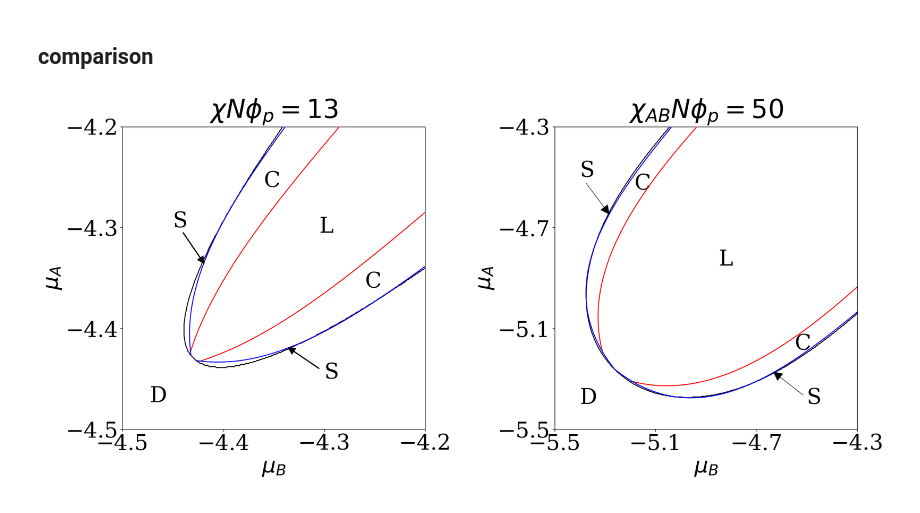
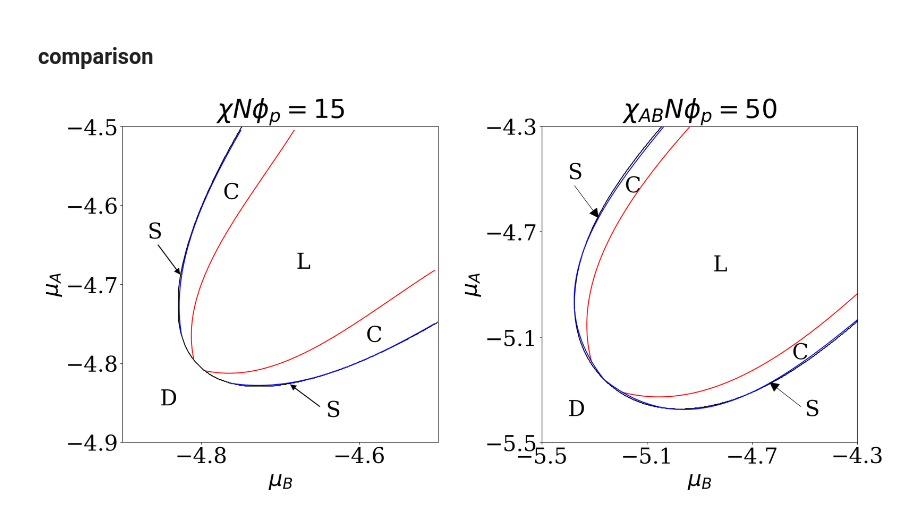
Before and after one commit to tmhabte/wlcsim_membrane, a Jupyter notebook: binder_diblock/alt_bindaff_paper_figs.ipynb, the cells around one changed output. Cells and saved outputs as stored; diff of their text form; code cells hidden in the pictures.

```diff
--- a/binder_diblock/alt_bindaff_paper_figs.ipynb
+++ b/binder_diblock/alt_bindaff_paper_figs.ipynb
@@ -3180,32 +3649,42 @@ fig, (ax1, ax2) = plt.subplots(1, 2, figsize=(20, 10))
 
 mu_max_1 = -2-1.5#8#0.1 #10
 mu_min_1 = -4-1.5#-9
 del_mu_1 = .025#.5 #0.25
 mu_max_2 = mu_max_1
 mu_min_2 = mu_min_1
 del_mu_2 = del_mu_1
 mu1_arr_xn50 = np.arange(mu_min_1, mu_max_1, del_mu_1)
 mu2_arr_xn50 = np.arange(mu_min_2, mu_max_2, del_mu_2)
 
+mu_max_1 = -3-1.5005#8#0.1 #10
+mu_min_1 = -3.4-1.5#-9
+del_mu_1 = 0.005# .001#.5 #0.25
+mu_max_2 = mu_max_1
+mu_min_2 = mu_min_1
+del_mu_2 = del_mu_1
+mu1_arr_xn15 = np.arange(mu_min_1, mu_max_1, del_mu_1)
+mu2_arr_xn15 = np.arange(mu_min_2, mu_max_2, del_mu_2)
+
 
 mu_max_1 = -2.6-1.5#8#0.1 #10
 mu_min_1 = -3-1.5#-9
 del_mu_1 = .005#.5 #0.25
 mu_max_2 = mu_max_1
 mu_min_2 = mu_min_1
 del_mu_2 = del_mu_1
 mu1_arr_xn13 = np.arange(mu_min_1, mu_max_1, del_mu_1)
 mu2_arr_xn13 = np.arange(mu_min_2, mu_max_2, del_mu_2)
 
 
-plot_phase_diagram_xn13(ax1, mu1_arr_xn13, mu2_arr_xn13, phases_xn13, spin_left_app_xn13, spin_right_xn13)
+# plot_phase_diagram_xn13(ax1, mu1_arr_xn13, mu2_arr_xn13, phases_xn13, spin_left_app_xn13, spin_right_xn13)
+plot_phase_diagram_xn15(ax1, mu1_arr_xn15, mu2_arr_xn15, phases_xn15, spin_left_app_xn15, spin_right_xn15)
 plot_phase_diagram_xn50(ax2, mu1_arr_xn50, mu2_arr_xn50, phases_xn50, spin_left_app, spin_right)
 
 plt.tight_layout()
 
 plt.savefig("phase_diag_comp_fig5_ALT.eps", format = "eps")
 plt.savefig("phase_diag_comp_fig5_ALT.png")
 
 plt.show()
 # %% [output]
-[figure, old version]
+[figure, new version]
```
Also changed, not shown: parts of 6 cells of this notebook.
